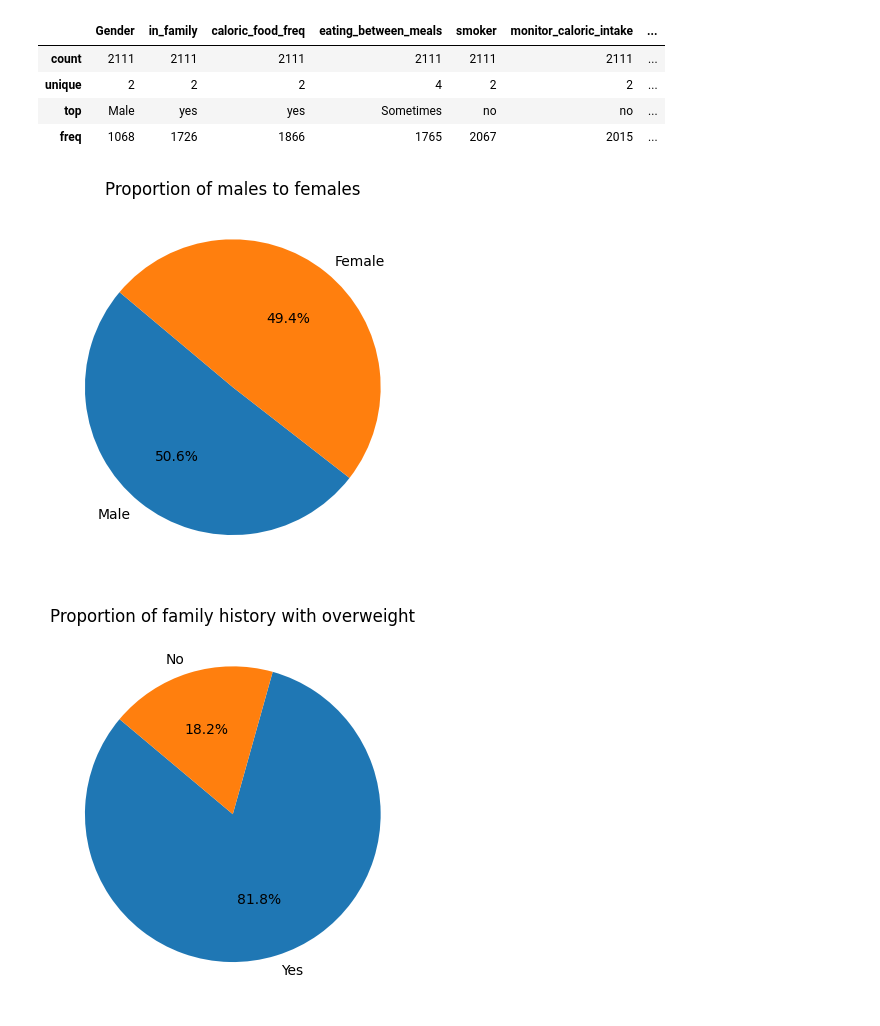
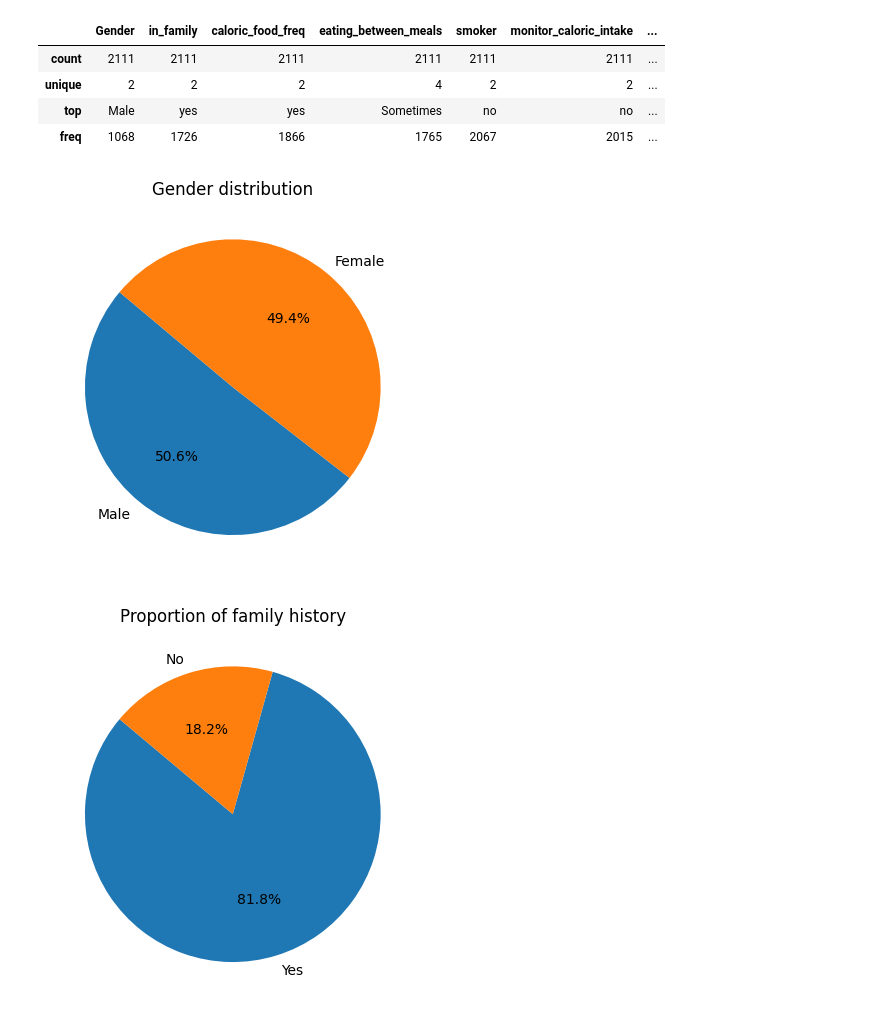
Before and after one commit to SamGombs20/DataAnalysisSample, a Jupyter notebook: code/obesiScanAnalysis.ipynb, the cells around one changed output. Saved outputs shown, nothing was run; the diff lists cells and outputs as text; code cells hidden in the pictures.

Commit message:
Update:Descriptive statistics for non-numerical data

```diff
--- a/code/obesiScanAnalysis.ipynb
+++ b/code/obesiScanAnalysis.ipynb
@@ -50,20 +50,30 @@ df.describe(include=['object'])
 | unique | 2 | 2 | 2 | 4 | 2 | 2 | ... |
 | top | Male | yes | yes | Sometimes | no | no | ... |
 | freq | 1068 | 1726 | 1866 | 1765 | 2067 | 2015 | ... |
+# %%
+#A function to plot pie charts for non-categorical data
+def plot_pie_chart(proportions, title, labels):
+    plt.pie(proportions, labels=labels, autopct='%1.1f%%', startangle=140)
+    plt.title(title)
+    plt.show()
+
+#Plotting a pie chart with more than 2 categories
+def plot_pie_chart_multiple_categories(proportions, title, labels):
+    fig, ax = plt.subplots(figsize=(8, 10))
+    ax.pie(proportions, autopct='%1.1f%%', startangle=140)
+    ax.legend(title=title, labels=labels, loc='upper right')
+    ax.set_title(title)
+    plt.show()
 # %%
 
 gender_proportion = df['Gender'].value_counts()/df['Gender'].count()
-plt.pie(gender_proportion, labels=['Male', 'Female'], autopct='%1.1f%%', startangle=140)
-plt.title('Proportion of males to females')
-plt.show()
+plot_pie_chart(gender_proportion, "Gender distribution", labels=['Male', 'Female'])
 # %% [output]
-[figure, old version]
+[figure, new version]
 # %%
 family_proportion = df['in_family'].value_counts()/df['in_family'].count()
-plt.pie(family_proportion, labels=['Yes', 'No'], autopct='%1.1f%%', startangle=140)
-plt.title('Proportion of family history with overweight')
-plt.show()
+plot_pie_chart(family_proportion, "Proportion of family history", labels=['Yes', 'No'])
 # %% [output]
-[figure, old version]
+[figure, new version]
 # %%
 caloric_food_freq_proportion = df['caloric_food_freq'].value_counts()/df['caloric_food_freq'].count()
```
Also changed, not shown: parts of 7 cells of this notebook.
